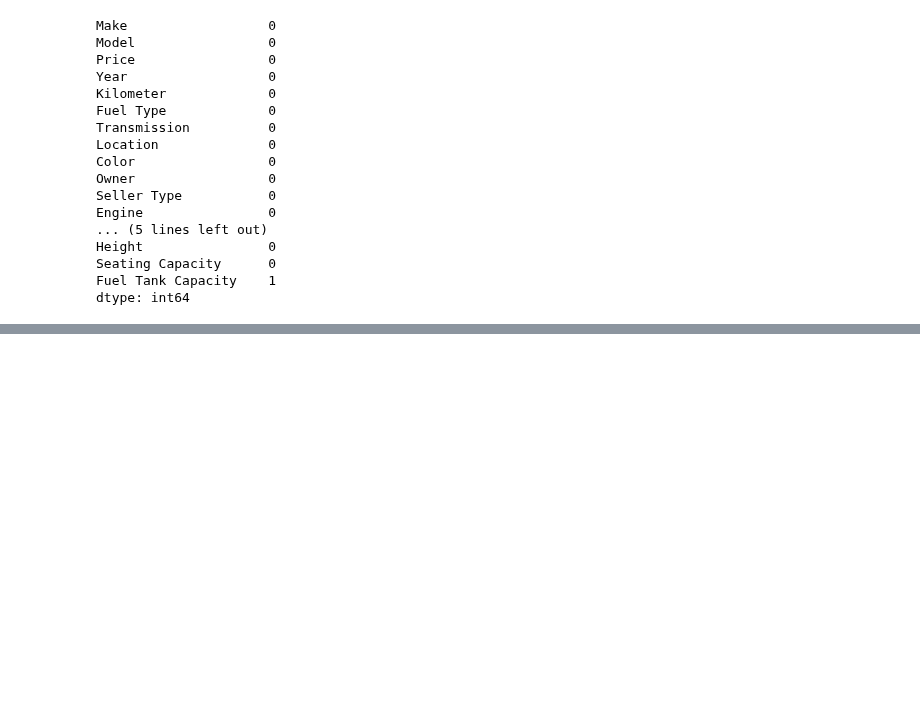
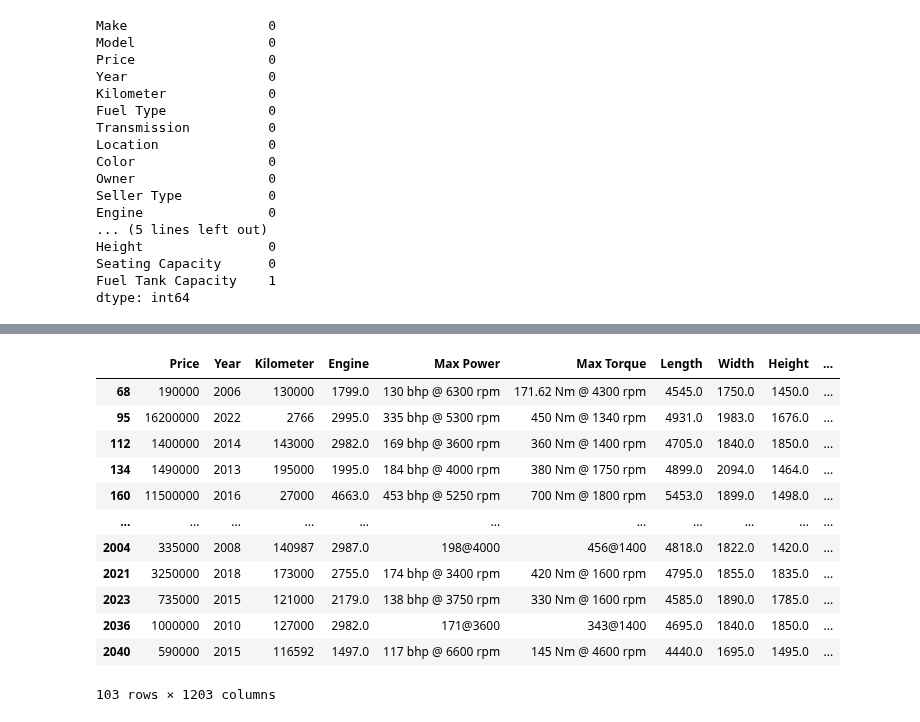
Before and after one commit to royruik/CSI4142_Assignments, a Jupyter notebook: A3/A3_Jupyter_Analysis_dataset1.ipynb, the cells around one changed output, grey strips where cells are left out. Cells and saved outputs as stored; diff of their text form; code cells hidden in the pictures; blank space fills up the shorter version.

```diff
--- a/A3/A3_Jupyter_Analysis_dataset1.ipynb
+++ b/A3/A3_Jupyter_Analysis_dataset1.ipynb
@@ -146,0 +208,27 @@ dtype: int64
+# %%
+# Select feature(s) with detected outliers (Example: "Price" and "Kilometer")
+outlier_features = ["Price", "Kilometer"]
+
+# Apply LOF
+lof = LocalOutlierFactor(n_neighbors=20, contamination=0.05)  # Adjust contamination if needed
+outliers = lof.fit_predict(df[outlier_features])
+
+# Convert -1 (outliers) to boolean mask
+df["Outlier"] = (outliers == -1)
+
+# Display detected outliers
+display(df[df["Outlier"]])
+# %% [output]
+|  | Price | Year | Kilometer | Engine | Max Power | Max Torque | Length | Width | Height | ... |
+| 68 | 190000 | 2006 | 130000 | 1799.0 | 130 bhp @ 6300 rpm | 171.62 Nm @ 4300 rpm | 4545.0 | 1750.0 | 1450.0 | ... |
+| 95 | 16200000 | 2022 | 2766 | 2995.0 | 335 bhp @ 5300 rpm | 450 Nm @ 1340 rpm | 4931.0 | 1983.0 | 1676.0 | ... |
+| 112 | 1400000 | 2014 | 143000 | 2982.0 | 169 bhp @ 3600 rpm | 360 Nm @ 1400 rpm | 4705.0 | 1840.0 | 1850.0 | ... |
+| 134 | 1490000 | 2013 | 195000 | 1995.0 | 184 bhp @ 4000 rpm | 380 Nm @ 1750 rpm | 4899.0 | 2094.0 | 1464.0 | ... |
+| 160 | 11500000 | 2016 | 27000 | 4663.0 | 453 bhp @ 5250 rpm | 700 Nm @ 1800 rpm | 5453.0 | 1899.0 | 1498.0 | ... |
+| ... | ... | ... | ... | ... | ... | ... | ... | ... | ... | ... |
+| 2004 | 335000 | 2008 | 140987 | 2987.0 | 198@4000 | 456@1400 | 4818.0 | 1822.0 | 1420.0 | ... |
+| 2021 | 3250000 | 2018 | 173000 | 2755.0 | 174 bhp @ 3400 rpm | 420 Nm @ 1600 rpm | 4795.0 | 1855.0 | 1835.0 | ... |
+| 2023 | 735000 | 2015 | 121000 | 2179.0 | 138 bhp @ 3750 rpm | 330 Nm @ 1600 rpm | 4585.0 | 1890.0 | 1785.0 | ... |
+| 2036 | 1000000 | 2010 | 127000 | 2982.0 | 171@3600 | 343@1400 | 4695.0 | 1840.0 | 1850.0 | ... |
+| 2040 | 590000 | 2015 | 116592 | 1497.0 | 117 bhp @ 6600 rpm | 145 Nm @ 4600 rpm | 4440.0 | 1695.0 | 1495.0 | ... |
+103 rows × 1203 columns
```
Also changed, not shown: parts of 17 cells of this notebook.
